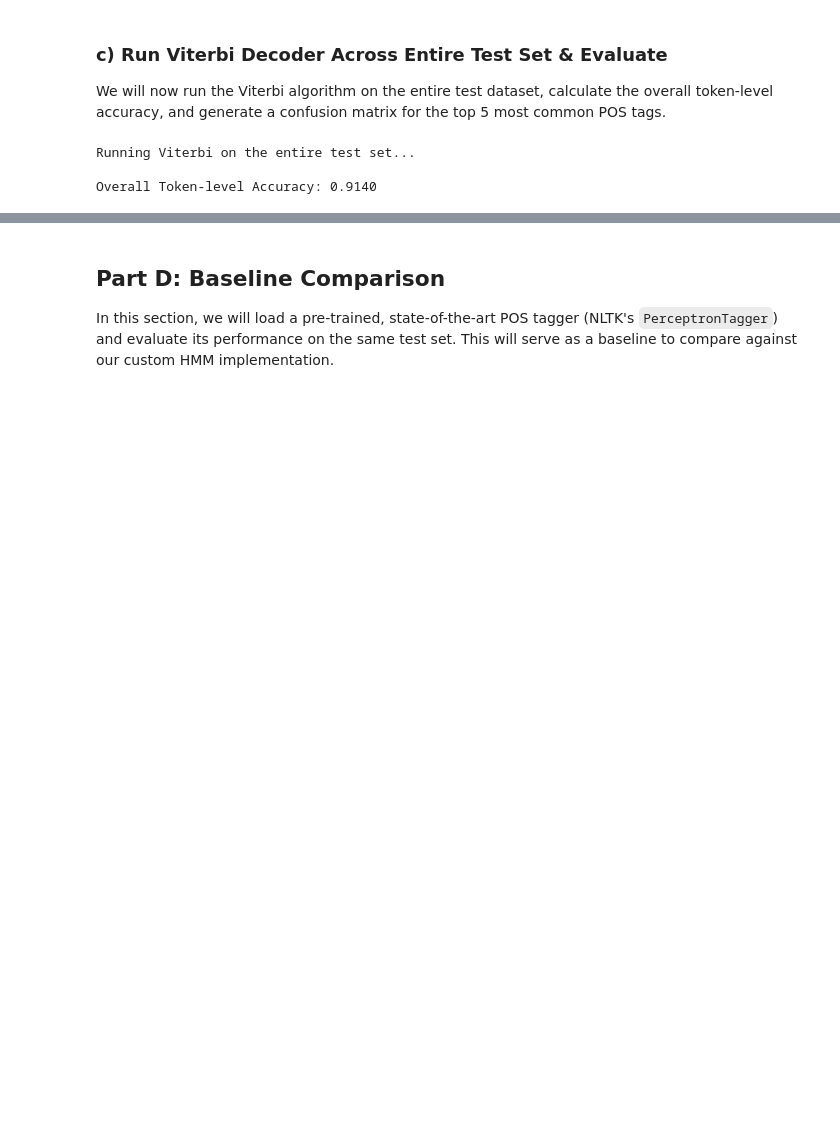
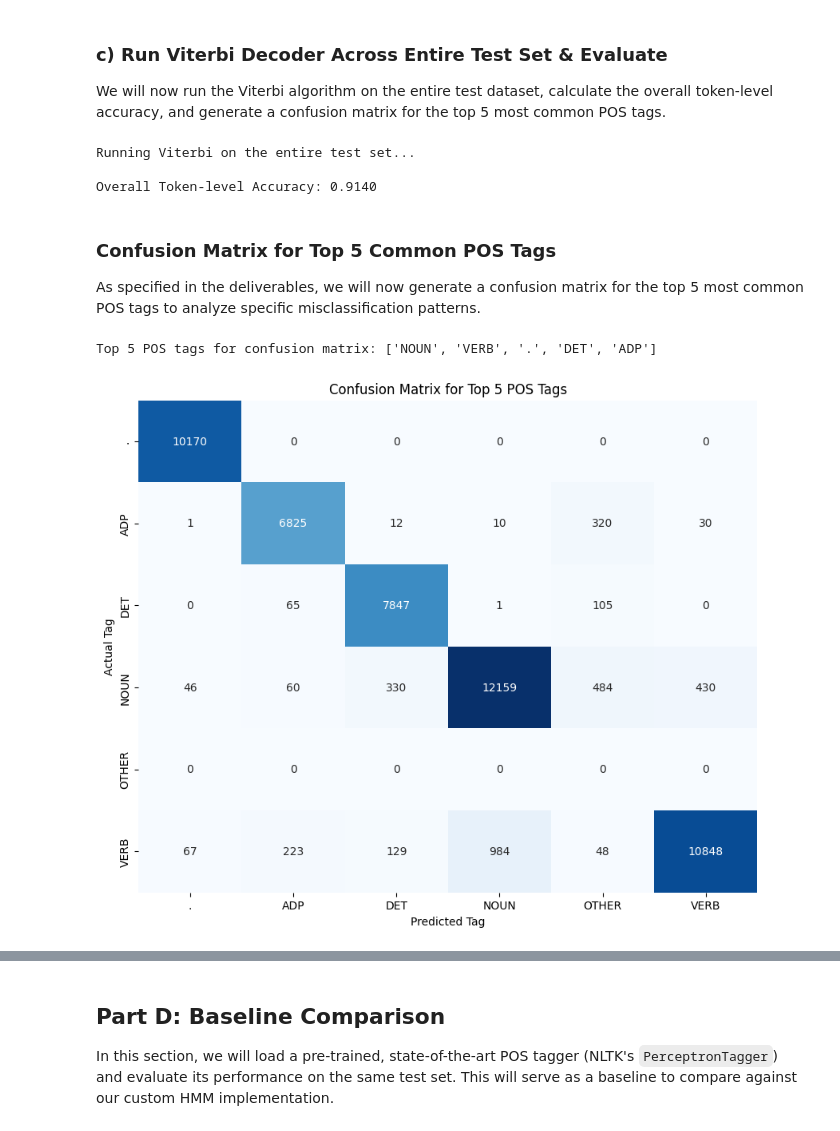
Before and after one commit to vbhandeo-bits/NLP_ASSIGNMENT_1, a Jupyter notebook: NLPAssignment.ipynb, the cells around one changed output, grey strips where cells are left out. Saved outputs shown, nothing was run; the diff lists cells and outputs as text; code cells hidden in the pictures; blank space fills up the shorter version.

```diff
--- a/NLPAssignment.ipynb
+++ b/NLPAssignment.ipynb
@@ -488,11 +455,14 @@ def viterbi(words, all_pos_tags, transition_probabilities, emission_probabilitie
 
     # Number of words in the sentence and number of possible POS tags
     num_words = len(words)
-    num_tags = len(all_pos_tags)
+    # Filter out START_TOKEN and END_TOKEN from all_pos_tags for Viterbi processing,
+    # as these are boundary tags and not actual POS tags for words.
+    viterbi_tags = [tag for tag in all_pos_tags if tag not in [START_TOKEN, END_TOKEN]]
+    num_tags = len(viterbi_tags)
 
     # Create a mapping from tag string to its index for efficient NumPy array access
-    tag_to_idx = {tag: i for i, tag in enumerate(all_pos_tags)}
-    idx_to_tag = {i: tag for i, tag in enumerate(all_pos_tags)}
+    tag_to_idx = {tag: i for i, tag in enumerate(viterbi_tags)}
+    idx_to_tag = {i: tag for i, tag in enumerate(viterbi_tags)}
 
     # Initialize Viterbi table and backpointer table
     # viterbi_table[t][tag_idx] stores the maximum probability of a tag sequence ending with tag_idx at time t
@@ -505,7 +475,7 @@ def viterbi(words, all_pos_tags, transition_probabilities, emission_probabilitie
     # P(tag_i | START_TOKEN) * P(word_0 | tag_i)
     first_word = words[0].lower()
 
-    for i, current_tag in enumerate(all_pos_tags):
+    for i, current_tag in enumerate(viterbi_tags):
         # Probability of transitioning from START_TOKEN to current_tag
         prob_start_to_tag = transition_probabilities[START_TOKEN].get(current_tag, ALPHA)
 
@@ -522,14 +492,14 @@ def viterbi(words, all_pos_tags, transition_probabilities, emission_probabilitie
     for t in range(1, num_words):
         current_word = words[t].lower()
 
-        for j, current_tag in enumerate(all_pos_tags):
+        for j, current_tag in enumerate(viterbi_tags):
             max_prob = 0
             best_prev_tag_idx = 0
 
             # Emission probability of the current word given the current_tag
             prob_word_given_tag = emission_probabilities[current_tag].get(current_word, emission_probabilities[current_tag].get(UNKNOWN_TOKEN, ALPHA))
 
-            for i, prev_tag in enumerate(all_pos_tags):
+            for i, prev_tag in enumerate(viterbi_tags):
                 # Probability of path to previous tag * transition from prev_tag to current_tag * emission of current_word
                 prob = viterbi_table[t-1, i] * transition_probabilities[prev_tag].get(current_tag, ALPHA) * prob_word_given_tag
 
@@ -545,7 +515,7 @@ def viterbi(words, all_pos_tags, transition_probabilities, emission_probabilitie
     max_final_prob = 0
     last_tag_of_best_path_idx = 0
 
-    for i, last_possible_tag in enumerate(all_pos_tags):
+    for i, last_possible_tag in enumerate(viterbi_tags):
         # P(path_to_last_tag) * P(END_TOKEN | last_tag)
         prob = viterbi_table[num_words-1, i] * transition_probabilities[last_possible_tag].get(END_TOKEN, ALPHA)
         if prob > max_final_prob:
@@ -1093,3 +770,61 @@ print(f"\nOverall Token-level Accuracy: {overall_accuracy:.4f}")
 Running Viterbi on the entire test set...
 
 Overall Token-level Accuracy: 0.9140
+# %% [markdown]
+### Confusion Matrix for Top 5 Common POS Tags
+
+As specified in the deliverables, we will now generate a confusion matrix for the top 5 most common POS tags to analyze specific misclassification patterns.
+# %%
+from sklearn.metrics import confusion_matrix
+import pandas as pd
+import seaborn as sns
+import matplotlib.pyplot as plt
+
+# all_predicted_tags_flat and all_actual_tags_flat are populated in the previous cell (3c91a869)
+# No need to re-populate them here.
+
+# Identify the top 5 most common POS tags from the actual test data
+pos_counts = pd.Series(all_actual_tags_flat).value_counts()
+top_5_tags = pos_counts.head(5).index.tolist()
+
+print(f"Top 5 POS tags for confusion matrix: {top_5_tags}")
+
+# Filter predictions and actuals to include only the top 5 tags
+filtered_predicted_tags = []
+filtered_actual_tags = []
+
+for i in range(len(all_actual_tags_flat)):
+    actual_tag = all_actual_tags_flat[i]
+    predicted_tag = all_predicted_tags_flat[i]
+
+    if actual_tag in top_5_tags and predicted_tag in top_5_tags:
+        filtered_actual_tags.append(actual_tag)
+        filtered_predicted_tags.append(predicted_tag)
+    elif actual_tag in top_5_tags and predicted_tag not in top_5_tags:
+        filtered_actual_tags.append(actual_tag)
+        filtered_predicted_tags.append('OTHER')
+    # If the actual tag is not in top_5_tags, we ignore it for this specific confusion matrix
+    # and it won't be included in the filtered lists.
+
+# Ensure all top 5 tags are present in the labels for consistent matrix size, plus 'OTHER' if applicable
+all_labels = sorted(list(set(top_5_tags + ['OTHER'])))
+# If 'OTHER' was added but no predictions mapped to it, remove it from labels to avoid empty rows/cols
+if 'OTHER' in all_labels and 'OTHER' not in filtered_predicted_tags:
+    all_labels.remove('OTHER')
+
+# Handle case where filtered_actual_tags or all_labels might still be empty
+if not filtered_actual_tags or not all_labels:
+    print("Warning: No actual tags or labels available after filtering for confusion matrix. Cannot generate.")
+else:
+    cm = confusion_matrix(filtered_actual_tags, filtered_predicted_tags, labels=all_labels)
+    cm_df = pd.DataFrame(cm, index=all_labels, columns=all_labels)
+
+    plt.figure(figsize=(10, 8))
+    sns.heatmap(cm_df, annot=True, fmt='d', cmap='Blues', cbar=False)
+    plt.title('Confusion Matrix for Top 5 POS Tags')
+    plt.xlabel('Predicted Tag')
+    plt.ylabel('Actual Tag')
+    plt.show()
+# %% [output]
+Top 5 POS tags for confusion matrix: ['NOUN', 'VERB', '.', 'DET', 'ADP']
+[figure, added]
```
Also changed, not shown: parts of 21 cells of this notebook.
